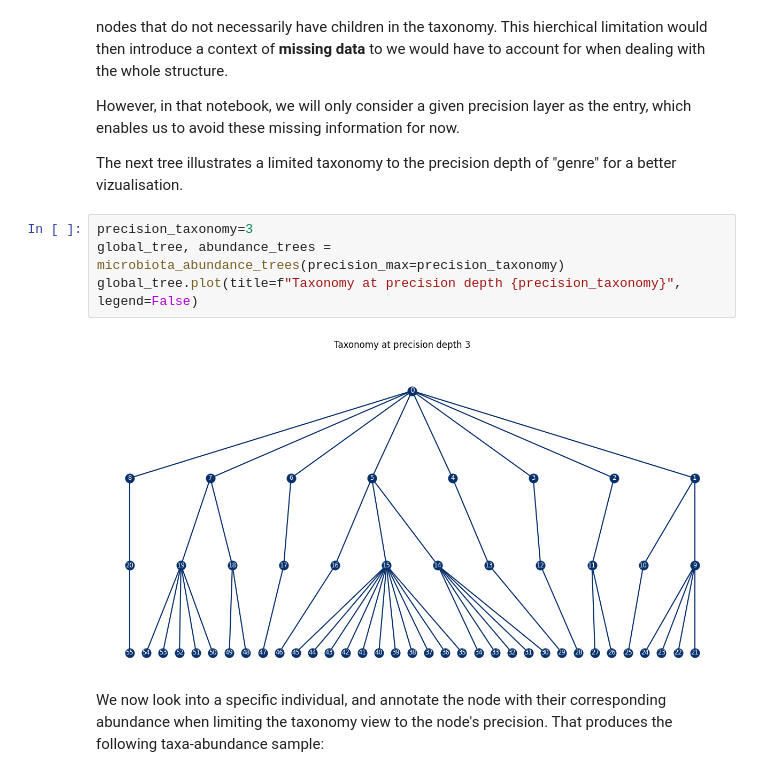
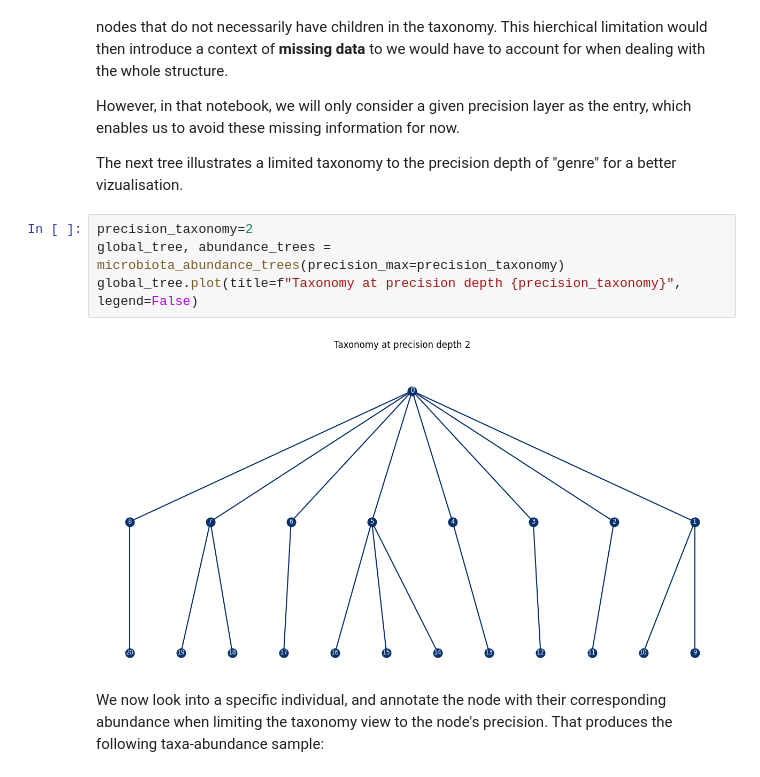
Before and after one commit to AlexandreChaussard/Stage-Microbiote, a Jupyter notebook: Summer school/Gut_Microbiota_visuals_supervised.ipynb, the cells around one changed output. Drawn from its saved outputs; the diff is of its cells as text.

```diff
--- a/Summer school/Gut_Microbiota_visuals_supervised.ipynb
+++ b/Summer school/Gut_Microbiota_visuals_supervised.ipynb
@@ -504,11 +571,11 @@ However, in that notebook, we will only consider a given precision layer as the
 
 The next tree illustrates a limited taxonomy to the precision depth of "genre" for a better vizualisation.
 # %%
-precision_taxonomy=3
+precision_taxonomy=2
 global_tree, abundance_trees = microbiota_abundance_trees(precision_max=precision_taxonomy)
 global_tree.plot(title=f"Taxonomy at precision depth {precision_taxonomy}", legend=False)
 # %% [output]
-[figure, old version]
+[figure, new version]
 # %% [markdown]
 We now look into a specific individual, and annotate the node with their corresponding abundance when limiting the taxonomy view to the node's precision. That produces the following taxa-abundance sample:
 # %%
```
Also changed, not shown: parts of 66 cells of this notebook, 1 other file.
